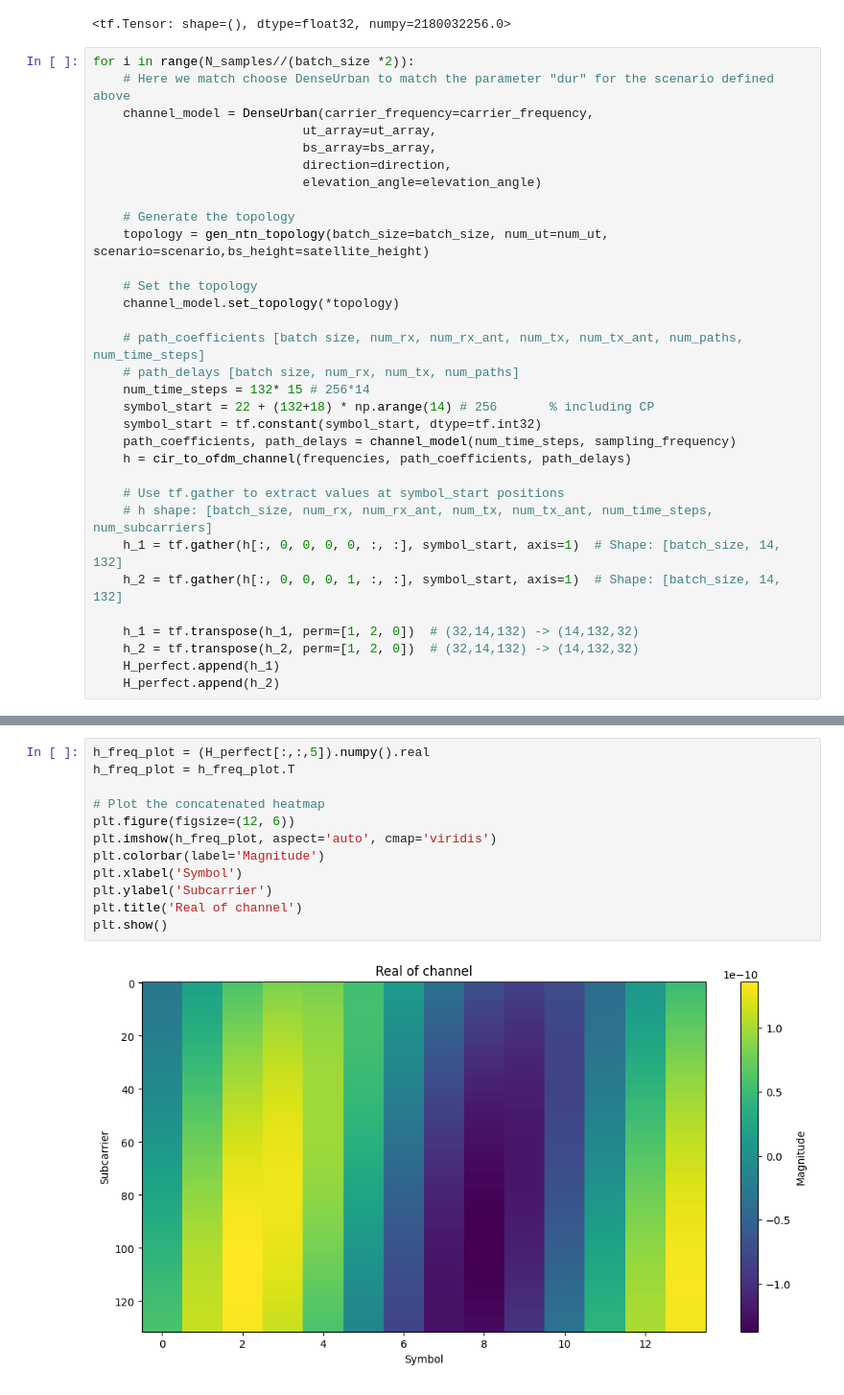
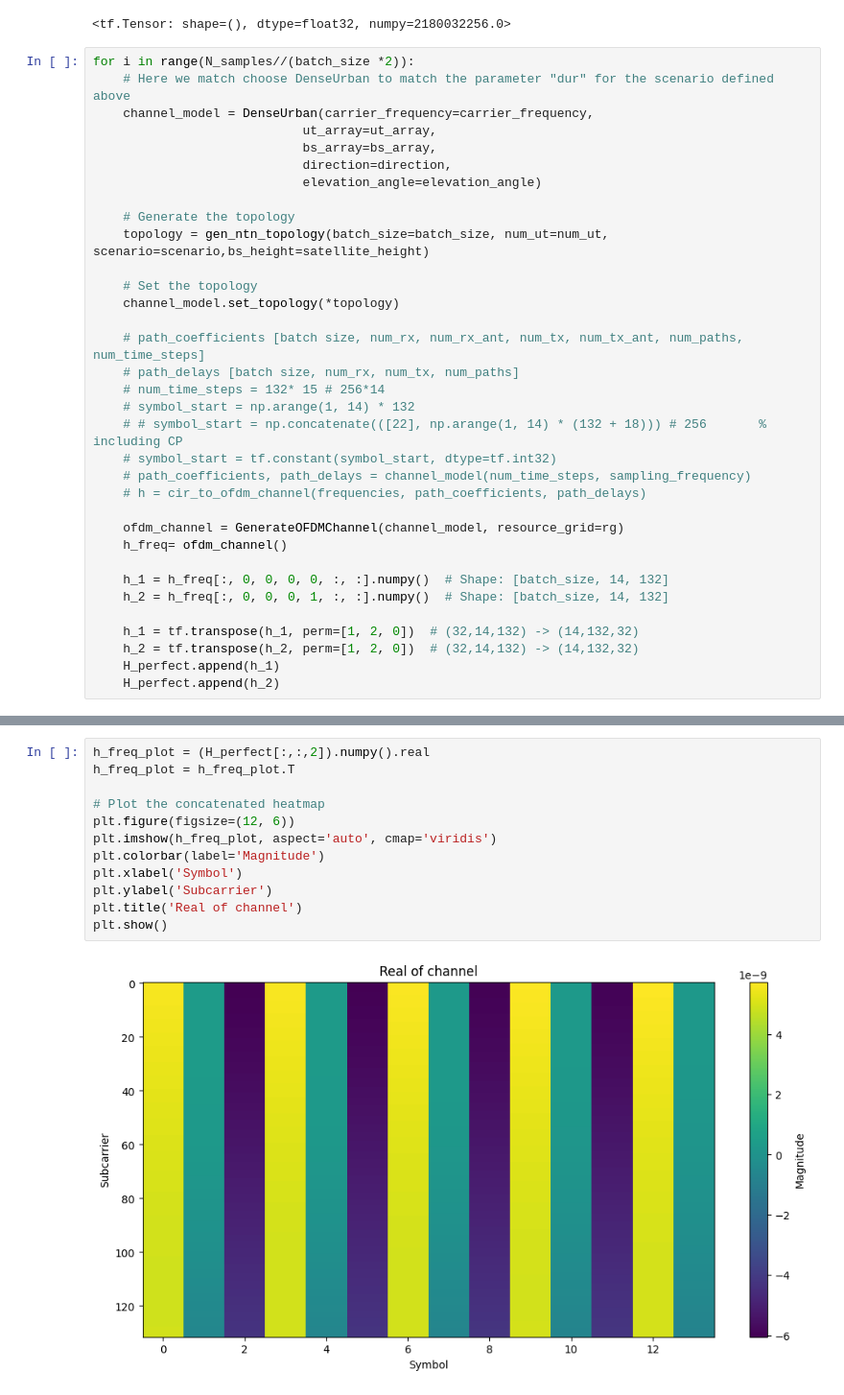
Before and after one commit to thienhieu-hoang/Gene_NTN_Data, a Jupyter notebook: Sionna/OpenNTN/example/channel_response.ipynb, the cells around one changed output, grey strips where cells are left out. Shown at 96% size. Saved outputs shown, nothing was run; the diff lists cells and outputs as text.

Commit message:
Generate correct channel grid with GenerateOFDMChannel

```diff
--- a/Sionna/OpenNTN/example/channel_response.ipynb
+++ b/Sionna/OpenNTN/example/channel_response.ipynb
@@ -108,16 +112,18 @@ for i in range(N_samples//(batch_size *2)):
 
     # path_coefficients [batch size, num_rx, num_rx_ant, num_tx, num_tx_ant, num_paths, num_time_steps]
     # path_delays [batch size, num_rx, num_tx, num_paths]
-    num_time_steps = 132* 15 # 256*14
-    symbol_start = 22 + (132+18) * np.arange(14) # 256       % including CP
-    symbol_start = tf.constant(symbol_start, dtype=tf.int32)
-    path_coefficients, path_delays = channel_model(num_time_steps, sampling_frequency)
-    h = cir_to_ofdm_channel(frequencies, path_coefficients, path_delays)
+    # num_time_steps = 132* 15 # 256*14
+    # symbol_start = np.arange(1, 14) * 132
+    # # symbol_start = np.concatenate(([22], np.arange(1, 14) * (132 + 18))) # 256       % including CP
+    # symbol_start = tf.constant(symbol_start, dtype=tf.int32)
+    # path_coefficients, path_delays = channel_model(num_time_steps, sampling_frequency)
+    # h = cir_to_ofdm_channel(frequencies, path_coefficients, path_delays)
 
-    # Use tf.gather to extract values at symbol_start positions
-    # h shape: [batch_size, num_rx, num_rx_ant, num_tx, num_tx_ant, num_time_steps, num_subcarriers]
-    h_1 = tf.gather(h[:, 0, 0, 0, 0, :, :], symbol_start, axis=1)  # Shape: [batch_size, 14, 132]
-    h_2 = tf.gather(h[:, 0, 0, 0, 1, :, :], symbol_start, axis=1)  # Shape: [batch_size, 14, 132]
+    ofdm_channel = GenerateOFDMChannel(channel_model, resource_grid=rg)
+    h_freq= ofdm_channel()
+
+    h_1 = h_freq[:, 0, 0, 0, 0, :, :].numpy()  # Shape: [batch_size, 14, 132]
+    h_2 = h_freq[:, 0, 0, 0, 1, :, :].numpy()  # Shape: [batch_size, 14, 132]
 
     h_1 = tf.transpose(h_1, perm=[1, 2, 0])  # (32,14,132) -> (14,132,32)
     h_2 = tf.transpose(h_2, perm=[1, 2, 0])  # (32,14,132) -> (14,132,32)
@@ -139,16 +145,16 @@ scipy.io.savemat('H_perfect.mat', {'H_perfect': H_perfect_numpy})
 # %%
-h_freq_plot = (H_perfect[:,:,5]).numpy().real
+h_freq_plot = (H_perfect[:,:,2]).numpy().real
 h_freq_plot = h_freq_plot.T
 
 # Plot the concatenated heatmap
 plt.figure(figsize=(12, 6))
 plt.imshow(h_freq_plot, aspect='auto', cmap='viridis')
 plt.colorbar(label='Magnitude')
 plt.xlabel('Symbol')
 plt.ylabel('Subcarrier')
 plt.title('Real of channel')
 plt.show()
 # %% [output]
-[figure, old version]
+[figure, new version]
 # %%
 # h_freq_plot = (H_perfect[:,:,1]).numpy().real
```
Also changed, not shown: parts of 12 cells of this notebook.
